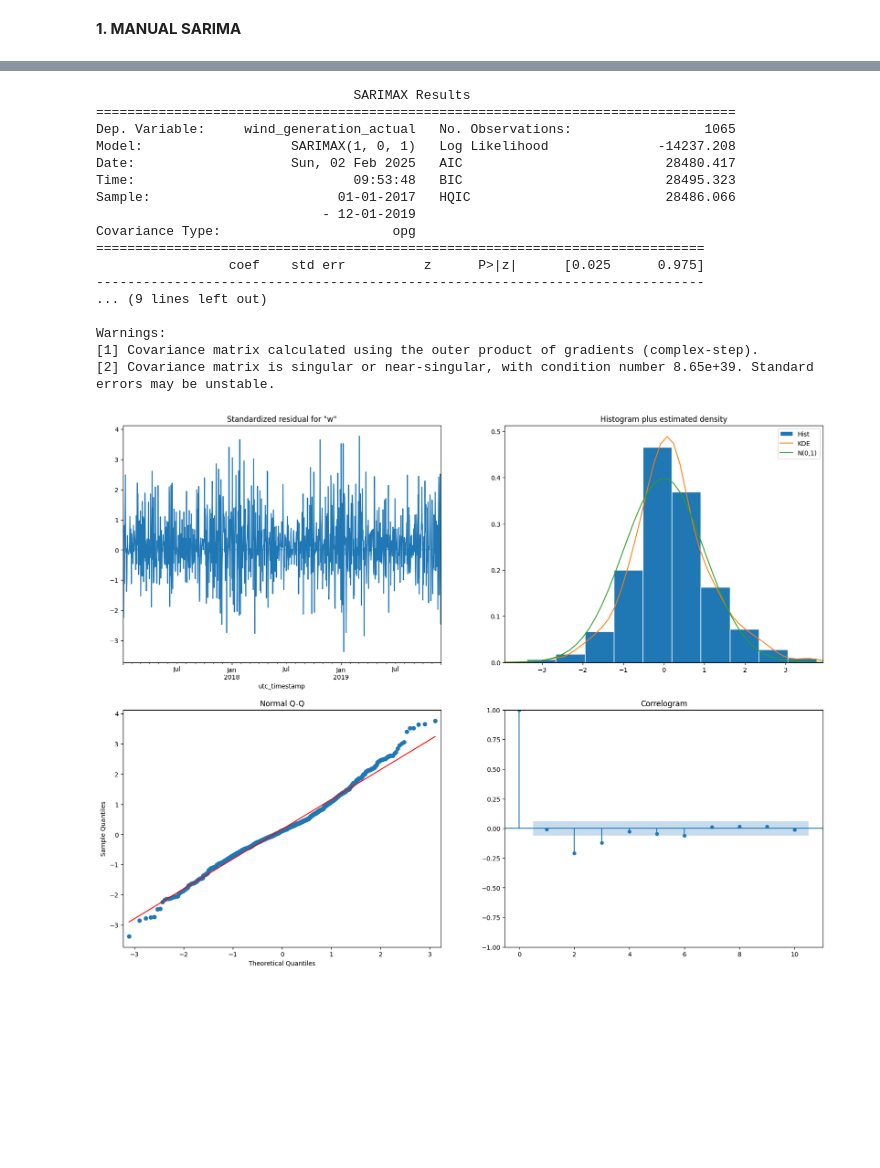
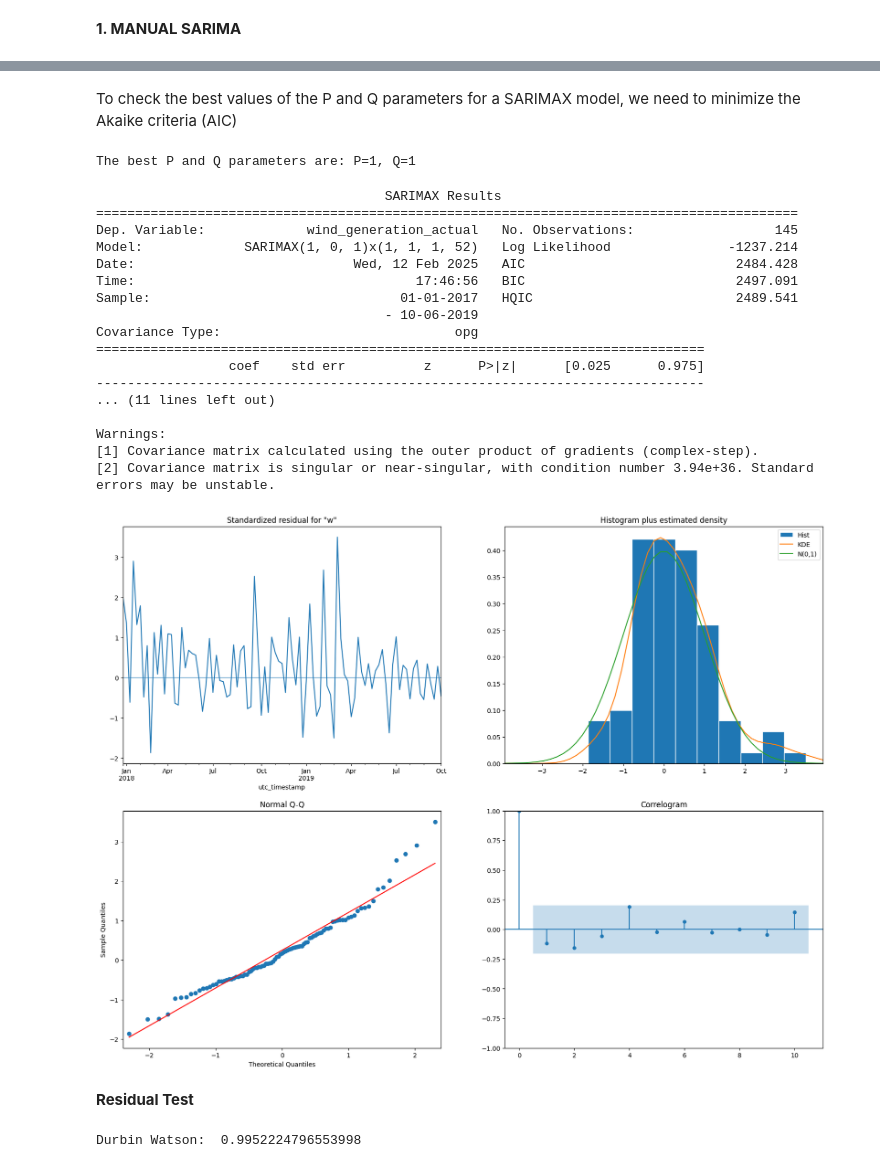
Before and after one commit to IsabellaPodavini/Statistical_Models, a Jupyter notebook: project.ipynb, the cells around one changed output, grey strips where cells are left out. Drawn from its saved outputs; the diff is of its cells as text; code cells hidden in the pictures; blank space fills up the shorter version.

```diff
--- a/project.ipynb
+++ b/project.ipynb
@@ -388,0 +421,5 @@ display(metrics_df)
+# %%
+data_train = weekly_wind_energy['wind_generation_actual'][:-13]
+data_test = weekly_wind_energy['wind_generation_actual'][-13:]
+display(data_train.shape)
+display(data_test.shape)
@@ -433,22 +514,62 @@ sarima_results = sarima_model.fit(display=False)
+# %%
+(p, d, q)=(1, 0, 1)
+S=52
+D=1
+# %% [markdown]
+To check the best values of the P and Q parameters for a SARIMAX model, we need to minimize the Akaike criteria (AIC)
+# %%
+from statsmodels.tsa.statespace.sarimax import SARIMAX
+import math
+best_aic = math.inf
+best_Q = 0
+best_P = 0
+for P in range(0,5):
+    for Q in range(0,5):
+        model = SARIMAX(data_train, order=(p,d,q),
+                        seasonal_order=(P,D,Q,S),
+                        enforce_stationarity=False,
+                        enforce_invertibility=False)
+        result= model.fit(disp=False)
+        if result.aic<best_aic and (not np.isnan(result.bic) or not np.isnan(result.hqic)):
+            best_aic = result.aic
+            best_Q = Q
+            best_P = P
+# %%
+print(f"The best P and Q parameters are: P={best_P}, Q={best_Q}")
+# %% [output]
+The best P and Q parameters are: P=1, Q=1
+# %%
+best_manual_Sarima_model = SARIMAX(data_train,
+                                   order=(p, d, q),
+                                   seasonal_order=(best_P, D, best_Q, S),
+                                   enforce_stationarity=True,
+                                   enforce_invertibility=False)
 # %%
-print(sarima_results.summary())
-sarima_results.plot_diagnostics(figsize=(20,15));
+result_best_manual_Sarima = best_manual_Sarima_model.fit(disp=False)
+print(result_best_manual_Sarima.summary())
+result_best_manual_Sarima.plot_diagnostics(figsize=(20,15));
 # %% [output]
-                                 SARIMAX Results
-==================================================================================
-Dep. Variable:     wind_generation_actual   No. Observations:                 1065
-Model:                   SARIMAX(1, 0, 1)   Log Likelihood              -14237.208
-Date:                    Sun, 02 Feb 2025   AIC                          28480.417
-Time:                            09:53:48   BIC                          28495.323
-Sample:                        01-01-2017   HQIC                         28486.066
-                             - 12-01-2019
-Covariance Type:                      opg
+                                     SARIMAX Results
+==========================================================================================
+Dep. Variable:             wind_generation_actual   No. Observations:                  145
+Model:             SARIMAX(1, 0, 1)x(1, 1, 1, 52)   Log Likelihood               -1237.214
+Date:                            Wed, 12 Feb 2025   AIC                           2484.428
+Time:                                    17:46:56   BIC                           2497.091
+Sample:                                01-01-2017   HQIC                          2489.541
+                                     - 10-06-2019
+Covariance Type:                              opg
 ==============================================================================
                  coef    std err          z      P>|z|      [0.025      0.975]
 ------------------------------------------------------------------------------
-... (9 lines left out)
+... (11 lines left out)
 
 Warnings:
 [1] Covariance matrix calculated using the outer product of gradients (complex-step).
-[2] Covariance matrix is singular or near-singular, with condition number 8.65e+39. Standard errors may be unstable.
+[2] Covariance matrix is singular or near-singular, with condition number 3.94e+36. Standard errors may be unstable.
-[figure, old version]
+[figure, new version]
+# %% [markdown]
+**Residual Test**
+# %%
+print('Durbin Watson: ', durbin_watson(result_best_manual_Sarima.resid))
+# %% [output]
+Durbin Watson:  0.9952224796553998
```
Also changed, not shown: parts of 34 cells of this notebook.
